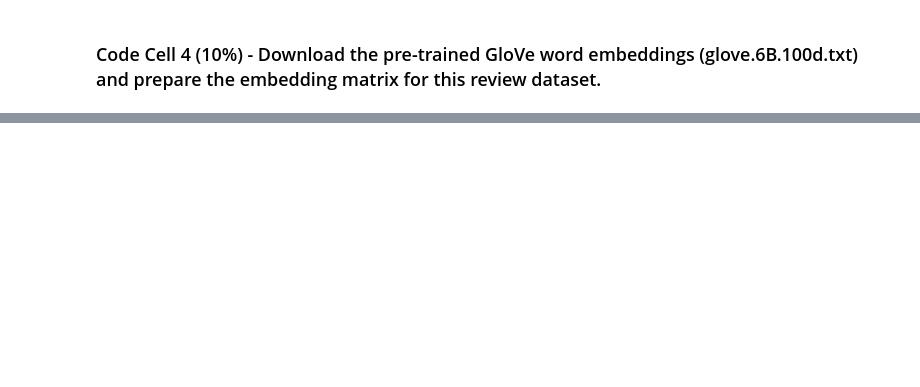
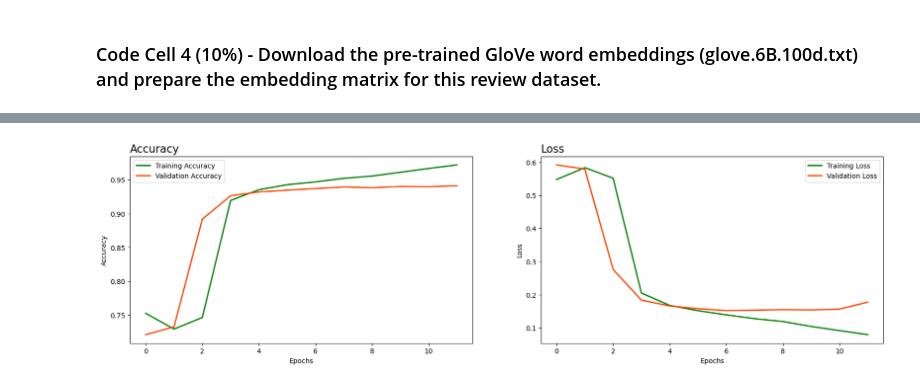
Before and after one commit to Rhy-Shah/CIS508-AnalyticsUnstructuredData, a Jupyter notebook: Lab Assignment 4/LA4_Shah_Rhythm.ipynb, the cells around one changed output, grey strips where cells are left out. Cells and saved outputs as stored; diff of their text form; code cells hidden in the pictures; blank space fills up the shorter version.

```diff
--- a/Lab Assignment 4/LA4_Shah_Rhythm.ipynb
+++ b/Lab Assignment 4/LA4_Shah_Rhythm.ipynb
@@ -138,0 +198,6 @@ train_sentences, test_sentences, train_labels, test_labels = train_test_split(df
+# %%
+# Pad sequences
+train_padded = pad_sequences(train_sequences, maxlen=max_length, padding=padding_type, truncating=trunc_type)
+# convert validation dataset to sequence and pad sequences
+test_sequences = vectorizer(tf.constant(test_sentences))
+test_padded = pad_sequences(test_sequences, padding=padding_type,truncating=trunc_type, maxlen=max_length)
@@ -138,0 +304,11 @@ train_sentences, test_sentences, train_labels, test_labels = train_test_split(df
+# %%
+# fit model
+from keras.callbacks import EarlyStopping
+
+early_stop = EarlyStopping(monitor='val_loss', patience=5, mode='auto', restore_best_weights=True)
+
+# num_epochs = 50
+num_epochs=50
+history = model.fit(train_padded, train_labels,
+                    epochs=num_epochs, verbose=1, callbacks=[early_stop],
+                    validation_split=0.3)
@@ -138,0 +335,28 @@ train_sentences, test_sentences, train_labels, test_labels = train_test_split(df
+# %%
+# Method to plot models accuracy/loss
+
+def plot_history(history):
+
+    plt.figure(figsize=(20, 5))
+
+    plt.subplot(1, 2, 1)
+    plt.plot(history.history['accuracy'], label='Training Accuracy', c='green', lw='2')
+    plt.plot(history.history['val_accuracy'], label='Validation Accuracy', c='orangered', lw='2')
+    plt.title('Accuracy', loc='left', fontsize=16)
+    plt.xlabel("Epochs")
+    plt.ylabel('Accuracy')
+    plt.legend()
+
+    plt.subplot(1, 2, 2)
+    plt.plot(history.history['loss'], label='Training Loss', c='green', lw='2')
+    plt.plot(history.history['val_loss'], label='Validation Loss', c='orangered', lw='2')
+    plt.title('Loss', loc='left', fontsize=16)
+    plt.xlabel("Epochs")
+    plt.ylabel('Loss')
+    plt.legend()
+
+    plt.show()
+# %%
+results = model.evaluate(test_padded, test_labels, verbose=1)
+plot_history(history)
+# %% [output]
@@ -138,0 +364 @@ train_sentences, test_sentences, train_labels, test_labels = train_test_split(df
+[figure, added]
```
Also changed, not shown: parts of 35 cells of this notebook, 2 other files.
